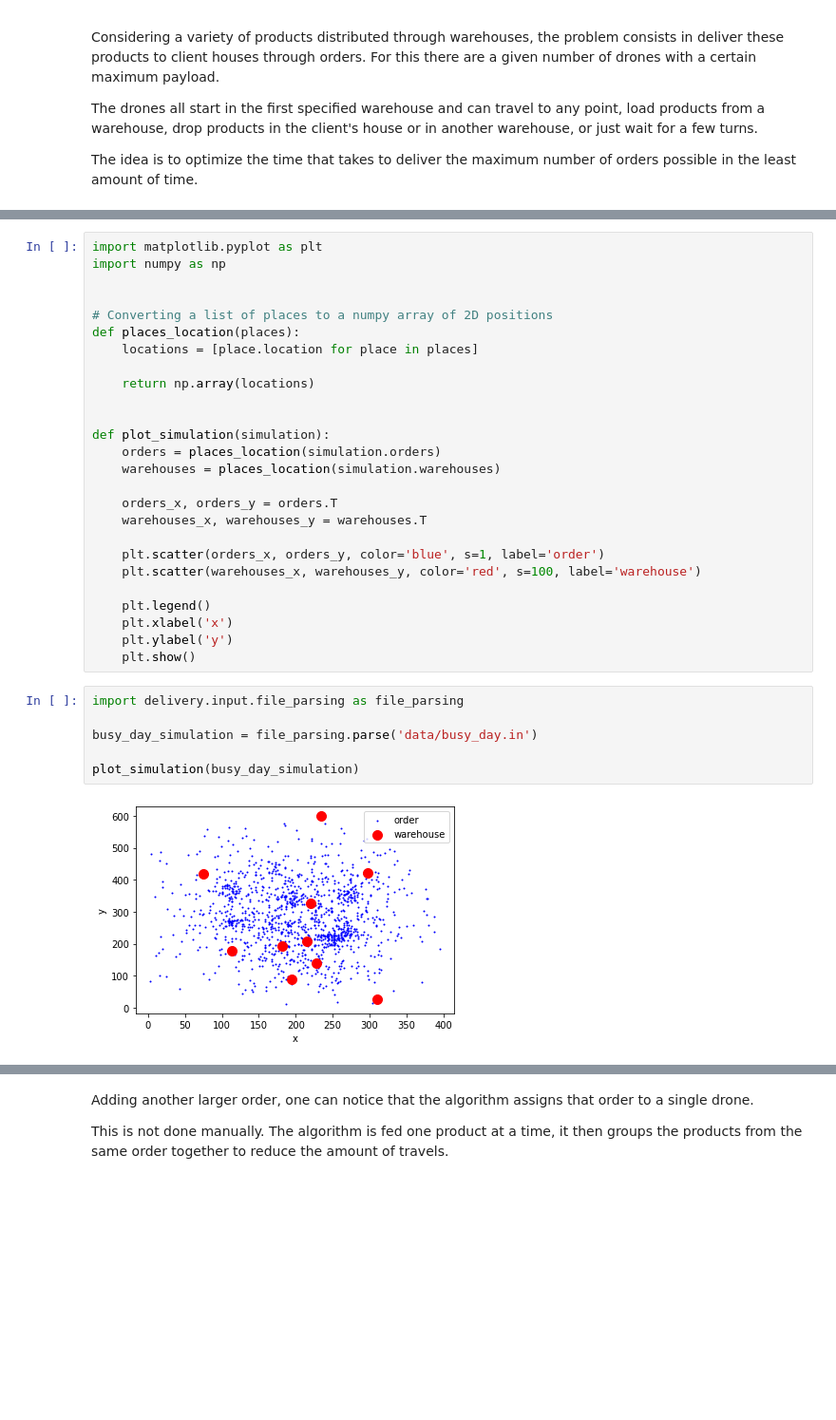
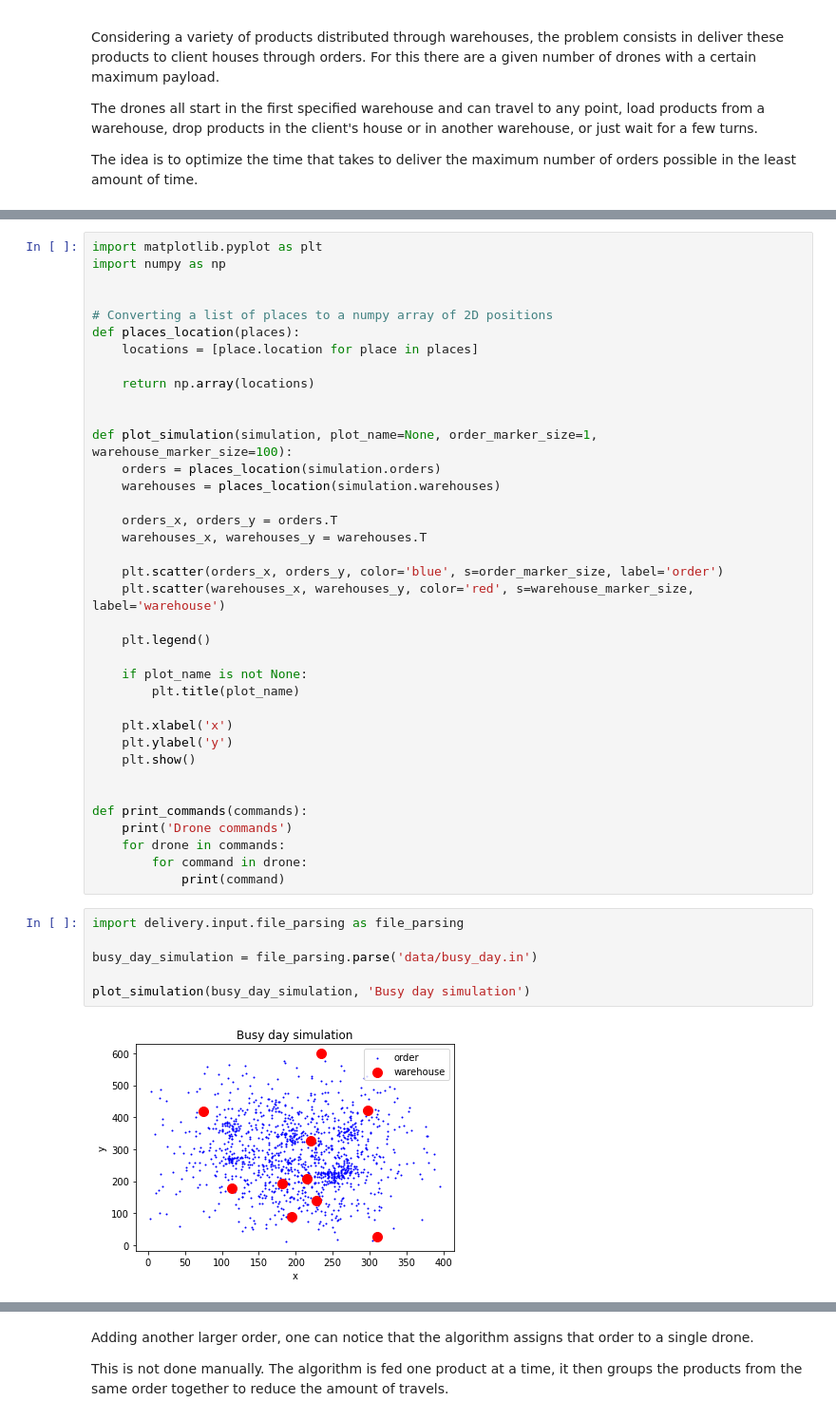
Before and after one commit to ctrlMarcio/feup-iart-proj1, a Jupyter notebook: delivery.ipynb, the cells around one changed output, grey strips where cells are left out. Shown: that part at 95% size. Drawn from its saved outputs; the diff is of its cells as text; blank space fills up the shorter version.

```diff
--- a/delivery.ipynb
+++ b/delivery.ipynb
@@ -24,25 +24,36 @@ def places_location(places):
     return np.array(locations)
 
 
-def plot_simulation(simulation):
+def plot_simulation(simulation, plot_name=None, order_marker_size=1, warehouse_marker_size=100):
     orders = places_location(simulation.orders)
     warehouses = places_location(simulation.warehouses)
 
     orders_x, orders_y = orders.T
     warehouses_x, warehouses_y = warehouses.T
 
-    plt.scatter(orders_x, orders_y, color='blue', s=1, label='order')
-    plt.scatter(warehouses_x, warehouses_y, color='red', s=100, label='warehouse')
+    plt.scatter(orders_x, orders_y, color='blue', s=order_marker_size, label='order')
+    plt.scatter(warehouses_x, warehouses_y, color='red', s=warehouse_marker_size, label='warehouse')
 
     plt.legend()
+
+    if plot_name is not None:
+        plt.title(plot_name)
+
     plt.xlabel('x')
     plt.ylabel('y')
     plt.show()
+
+
+def print_commands(commands):
+    print('Drone commands')
+    for drone in commands:
+        for command in drone:
+            print(command)
 # %%
 import delivery.input.file_parsing as file_parsing
 
 busy_day_simulation = file_parsing.parse('data/busy_day.in')
 
-plot_simulation(busy_day_simulation)
+plot_simulation(busy_day_simulation, 'Busy day simulation')
 # %% [output]
-[figure, old version]
+[figure, new version]
```
Also changed, not shown: parts of 25 cells of this notebook, 4 other files.
